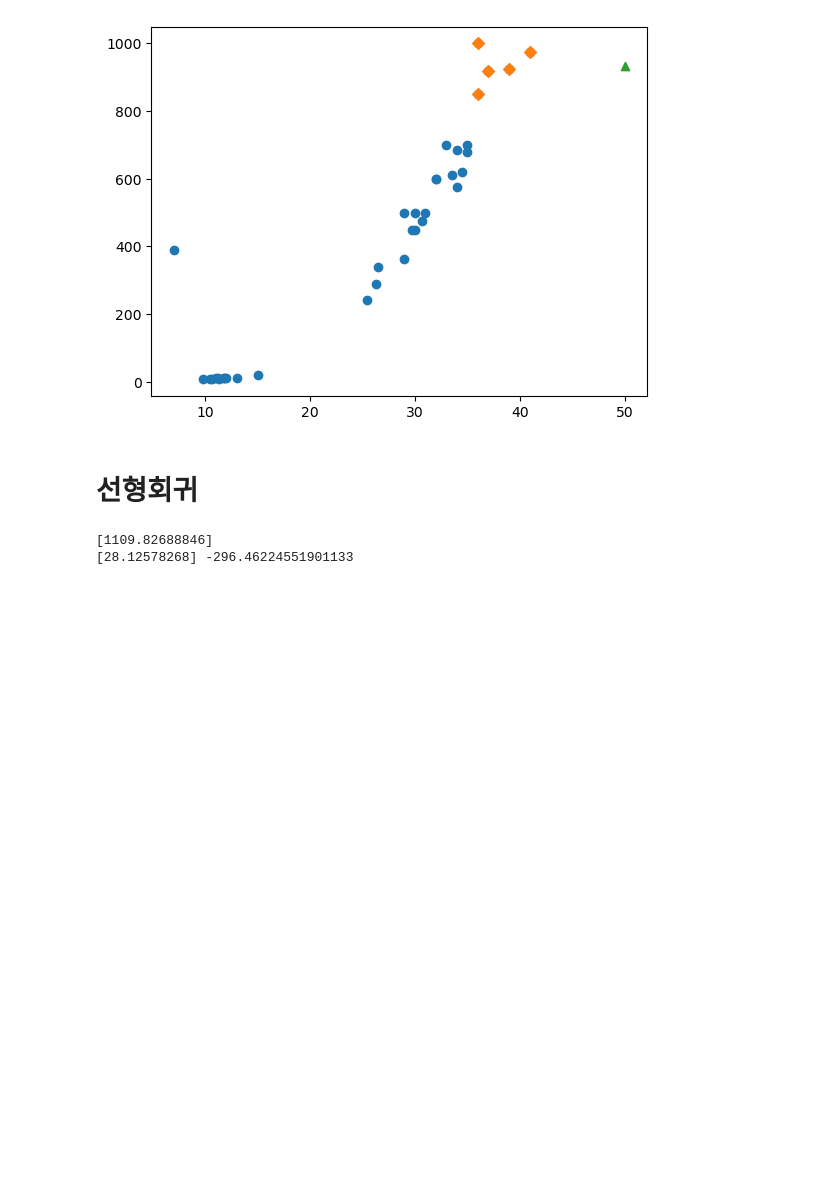
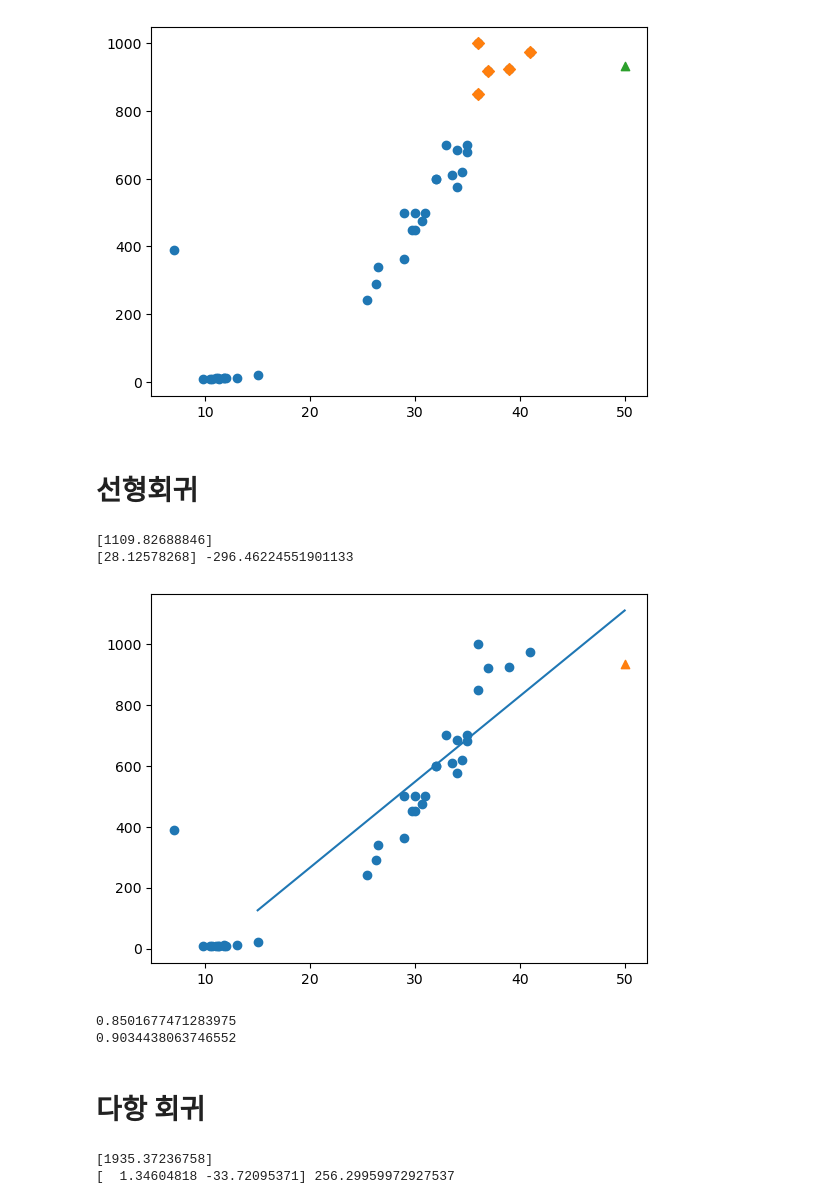
Before and after one commit to hyunsu3408/ML, a Jupyter notebook: sklearn.ipynb, the cells around one changed output. Drawn from its saved outputs; the diff is of its cells as text; code cells hidden in the pictures; blank space fills up the shorter version.

```diff
--- a/sklearn.ipynb
+++ b/sklearn.ipynb
@@ -76,12 +76,44 @@ plt.show()
 # %%
 from sklearn.linear_model import LinearRegression
 
 lr = LinearRegression()
 lr.fit(train_input,train_target)
 
 print(lr.predict([[50]]))
 
 print(lr.coef_,lr.intercept_)
+
+# 훈련 세트의 산점도 그리기
+plt.scatter(train_input,train_target)
+
+# 15에서 50까지 1차 방정식 그래프 그리기
+plt.plot([15,50],[15*lr.coef_+lr.intercept_,50*lr.coef_+lr.intercept_])
+
+plt.scatter(50,934,marker="^")
+plt.show()
+
+print(lr.score(train_input,train_target))
+print(lr.score(test_input,test_target))
 # %% [output]
 [1109.82688846]
 [28.12578268] -296.46224551901133
+[figure, added]
+0.8501677471283975
+0.9034438063746552
+# %% [markdown]
+# 다항 회귀
+# %%
+train_poly = np.column_stack((train_input**2, train_input))
+test_poly = np.column_stack((test_input** 2 , test_input))
+
+lr = LinearRegression()
+lr.fit(train_poly, train_target)
+
+print(lr.predict([[50**2, 50]]))
+
+print(lr.coef_, lr.intercept_)
+
+# 무게 : (1.34 x 길이^2) - (33.7 x 길이) + ( 256.2 )
+# %% [output]
+[1935.37236758]
+[  1.34604818 -33.72095371] 256.29959972927537
```
Also changed, not shown: parts of 2 cells of this notebook.
